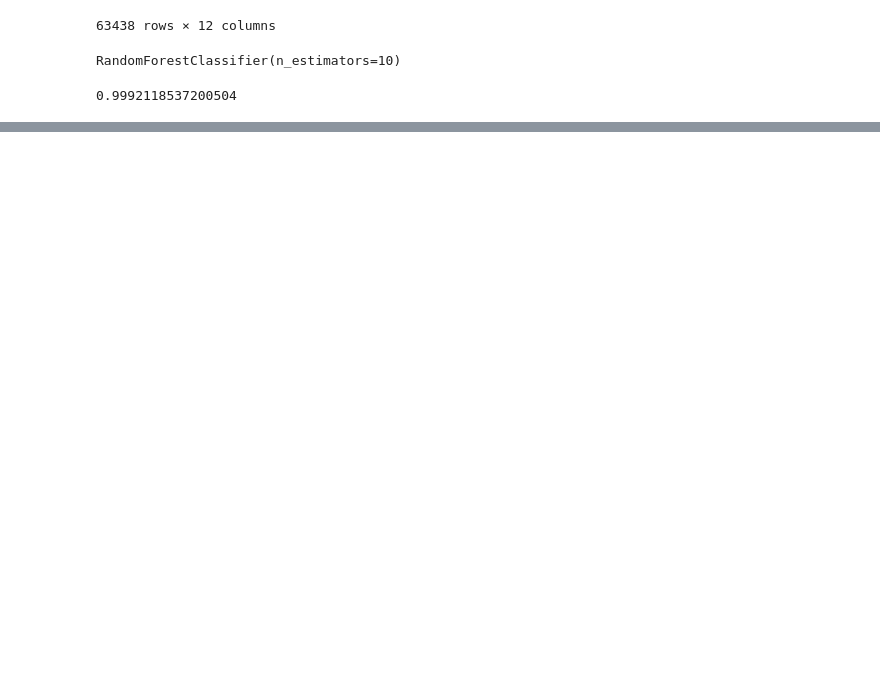
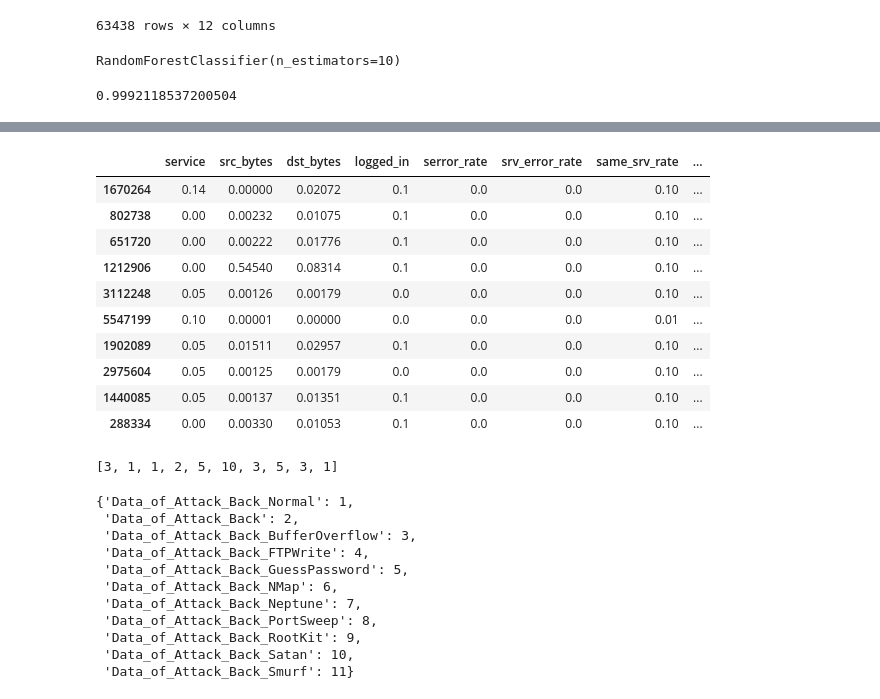
Before and after one commit to Samedy1/data_science_cadt_project_cyber_security, a Jupyter notebook: cyber_security.ipynb, the cells around one changed output, grey strips where cells are left out. Cells and saved outputs as stored; diff of their text form; code cells hidden in the pictures; blank space fills up the shorter version.

Commit message:
added some prediction in multinomial, some comments

```diff
--- a/cyber_security.ipynb
+++ b/cyber_security.ipynb
@@ -673,0 +739,32 @@ Text(345.72222222222223, 0.5, 'True')
+# %%
+# predict some values
+display(X_test.head(10))
+output = model.predict(X_test.head(10))
+output = [int(x) for x in output]
+
+display(output)
+display(attack_value_dict)
+# %% [output]
+|  | service | src_bytes | dst_bytes | logged_in | serror_rate | srv_error_rate | same_srv_rate | ... |
+| 1670264 | 0.14 | 0.00000 | 0.02072 | 0.1 | 0.0 | 0.0 | 0.10 | ... |
+| 802738 | 0.00 | 0.00232 | 0.01075 | 0.1 | 0.0 | 0.0 | 0.10 | ... |
+| 651720 | 0.00 | 0.00222 | 0.01776 | 0.1 | 0.0 | 0.0 | 0.10 | ... |
+| 1212906 | 0.00 | 0.54540 | 0.08314 | 0.1 | 0.0 | 0.0 | 0.10 | ... |
+| 3112248 | 0.05 | 0.00126 | 0.00179 | 0.0 | 0.0 | 0.0 | 0.10 | ... |
+| 5547199 | 0.10 | 0.00001 | 0.00000 | 0.0 | 0.0 | 0.0 | 0.01 | ... |
+| 1902089 | 0.05 | 0.01511 | 0.02957 | 0.1 | 0.0 | 0.0 | 0.10 | ... |
+| 2975604 | 0.05 | 0.00125 | 0.00179 | 0.0 | 0.0 | 0.0 | 0.10 | ... |
+| 1440085 | 0.05 | 0.00137 | 0.01351 | 0.1 | 0.0 | 0.0 | 0.10 | ... |
+| 288334 | 0.00 | 0.00330 | 0.01053 | 0.1 | 0.0 | 0.0 | 0.10 | ... |
+[3, 1, 1, 2, 5, 10, 3, 5, 3, 1]
+{'Data_of_Attack_Back_Normal': 1,
+ 'Data_of_Attack_Back': 2,
+ 'Data_of_Attack_Back_BufferOverflow': 3,
+ 'Data_of_Attack_Back_FTPWrite': 4,
+ 'Data_of_Attack_Back_GuessPassword': 5,
+ 'Data_of_Attack_Back_NMap': 6,
+ 'Data_of_Attack_Back_Neptune': 7,
+ 'Data_of_Attack_Back_PortSweep': 8,
+ 'Data_of_Attack_Back_RootKit': 9,
+ 'Data_of_Attack_Back_Satan': 10,
+ 'Data_of_Attack_Back_Smurf': 11}
```
Also changed, not shown: parts of 43 cells of this notebook.
